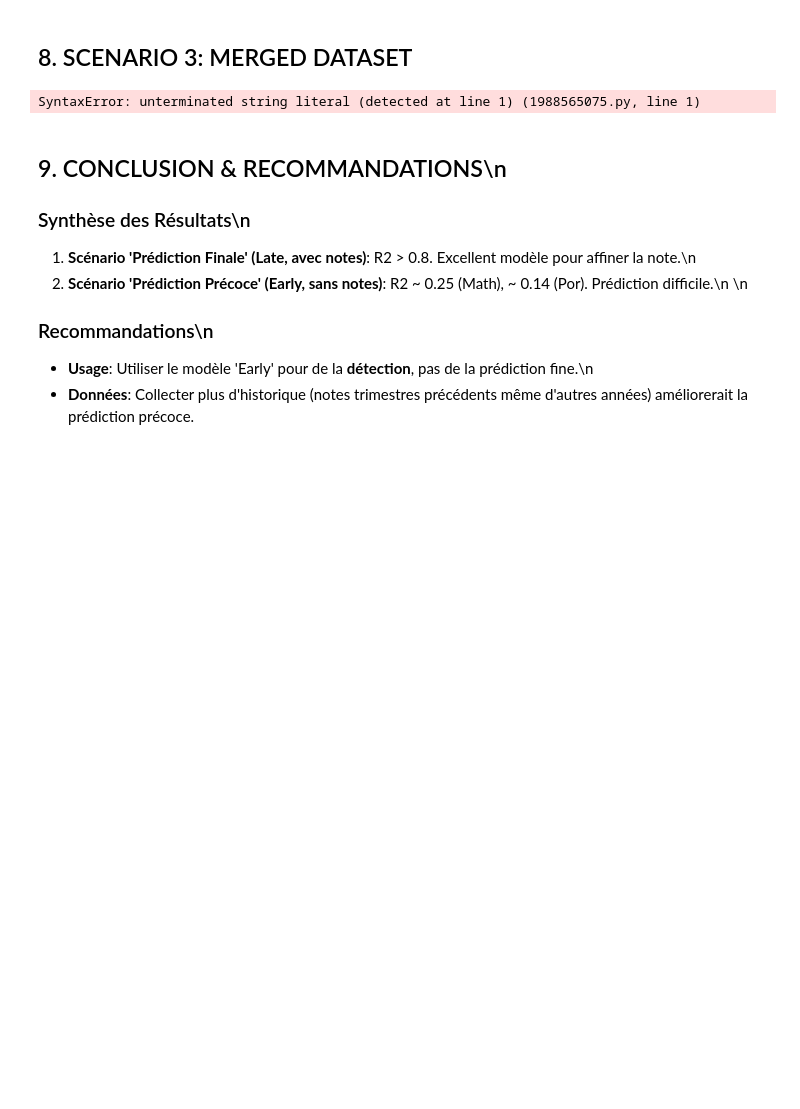
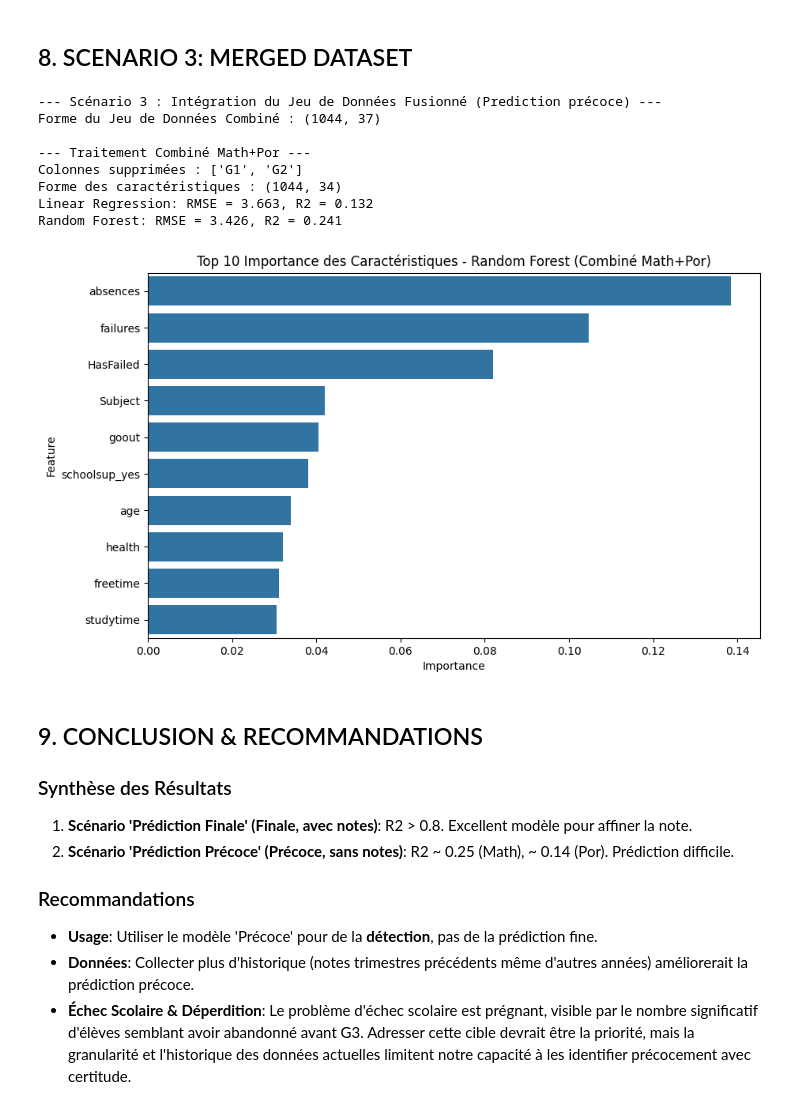
Before and after one commit to crapougnax/simplon-final, a Jupyter notebook: notebooks/main_analysis.ipynb, the cells around one changed output. Saved outputs shown, nothing was run; the diff lists cells and outputs as text; code cells hidden in the pictures; blank space fills up the shorter version.

```diff
--- a/notebooks/main_analysis.ipynb
+++ b/notebooks/main_analysis.ipynb
@@ -293,26 +308,35 @@ Random Forest: RMSE = 2.893, R2 = 0.142
 # %% [markdown]
 ## 8. SCENARIO 3: MERGED DATASET
 # %%
-print("\n--- Scenario 3: Merged Dataset Integration (Early Prediction) ---
+print("\n--- Scénario 3 : Intégration du Jeu de Données Fusionné (Prediction précoce) ---")
 # Stack datasets (Concatenation, not Merge by student)
 # We treat them as independent samples but add a 'Subject' attribute
-df_mat_fe['Subject'] = 0 # 0 for Math
-df_por_fe['Subject'] = 1 # 1 for Portuguese
+df_mat_fe['Subject'] = 0 # 0 = Math
+df_por_fe['Subject'] = 1 # 1 = Portugais
 
 df_combined = pd.concat([df_mat_fe, df_por_fe], axis=0).reset_index(drop=True)
 
-print(f"Combined Dataset Shape: {df_combined.shape}")
+print(f"Forme du Jeu de Données Combiné : {df_combined.shape}")
 
-# Train on Combined Dataset
-results_combined = train_evaluate(df_combined, "Combined Math+Por", drop_cols=['G1', 'G2'])
+# Entrainement sur le jeux de données combiné
+results_combined = train_evaluate(df_combined, "Combiné Math+Por", drop_cols=['G1', 'G2'])
 # %% [output]
-SyntaxError: unterminated string literal (detected at line 1) (1988565075.py, line 1)
+--- Scénario 3 : Intégration du Jeu de Données Fusionné (Prediction précoce) ---
+Forme du Jeu de Données Combiné : (1044, 37)
+
+--- Traitement Combiné Math+Por ---
+Colonnes supprimées : ['G1', 'G2']
+Forme des caractéristiques : (1044, 34)
+Linear Regression: RMSE = 3.663, R2 = 0.132
+Random Forest: RMSE = 3.426, R2 = 0.241
+[figure, added]
 # %% [markdown]
-## 9. CONCLUSION & RECOMMANDATIONS\n
-### Synthèse des Résultats\n
-1. **Scénario 'Prédiction Finale' (Late, avec notes)**: R2 > 0.8. Excellent modèle pour affiner la note.\n
-2. **Scénario 'Prédiction Précoce' (Early, sans notes)**: R2 ~ 0.25 (Math), ~ 0.14 (Por). Prédiction difficile.\n
-\n
-### Recommandations\n
-- **Usage**: Utiliser le modèle 'Early' pour de la **détection**, pas de la prédiction fine.\n
+## 9. CONCLUSION & RECOMMANDATIONS
+### Synthèse des Résultats
+1. **Scénario 'Prédiction Finale' (Finale, avec notes)**: R2 > 0.8. Excellent modèle pour affiner la note.
+2. **Scénario 'Prédiction Précoce' (Précoce, sans notes)**: R2 ~ 0.25 (Math), ~ 0.14 (Por). Prédiction difficile.
+
+### Recommandations
+- **Usage**: Utiliser le modèle 'Précoce' pour de la **détection**, pas de la prédiction fine.
 - **Données**: Collecter plus d'historique (notes trimestres précédents même d'autres années) améliorerait la prédiction précoce.
+- **Échec Scolaire & Déperdition**: Le problème d'échec scolaire est prégnant, visible par le nombre significatif d'élèves semblant avoir abandonné avant G3. Adresser cette cible devrait être la priorité, mais la granularité et l'historique des données actuelles limitent notre capacité à les identifier précocement avec certitude.
```
Also changed, not shown: parts of 13 cells of this notebook, 4 other files.
